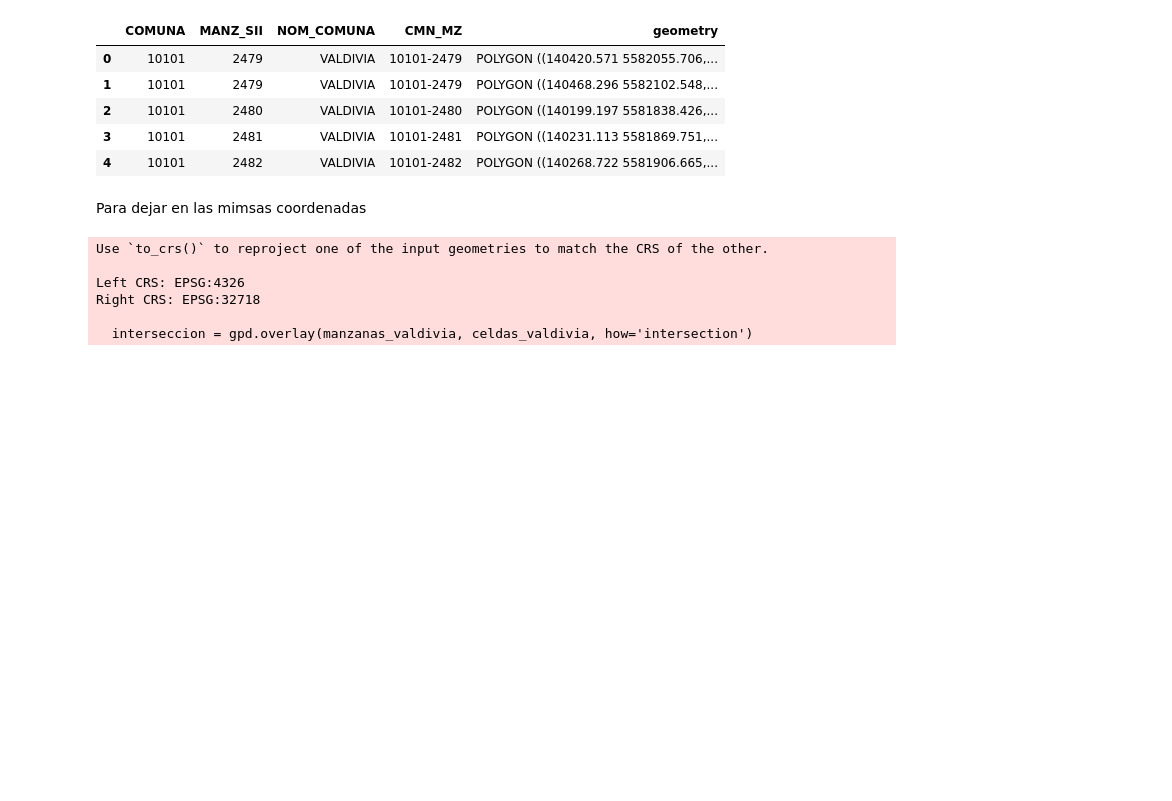
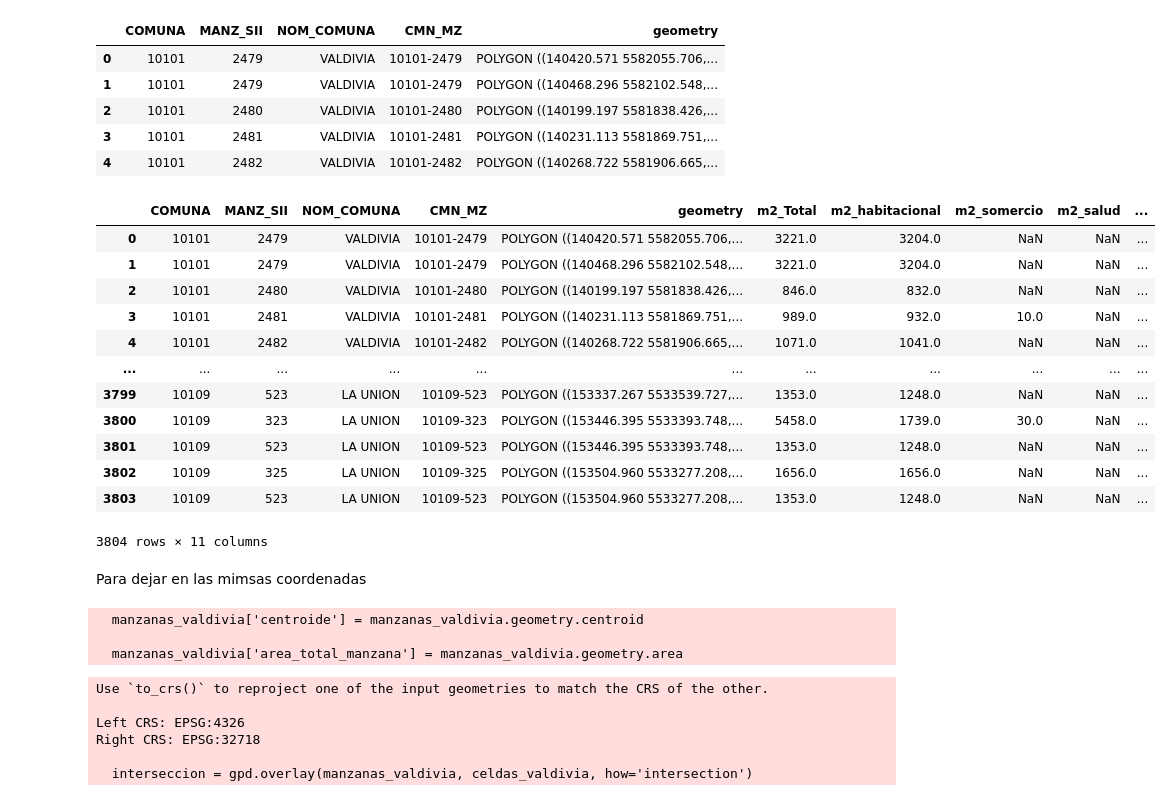
Before and after one commit to aariztiab/Labs-EMLU, a Jupyter notebook: Datos y ejemplos L05.ipynb, the cells around one changed output. Cells and saved outputs as stored; diff of their text form; code cells hidden in the pictures; blank space fills up the shorter version.

```diff
--- a/Datos y ejemplos L05.ipynb
+++ b/Datos y ejemplos L05.ipynb
@@ -305,3 +329,19 @@ class Manzana():
 
 
 a = Manzana(df_lineas_valdivia, gdf_mz_valdivia)
+# %%
+a.df_out
+# %% [output]
+|  | COMUNA | MANZ_SII | NOM_COMUNA | CMN_MZ | geometry | m2_Total | m2_habitacional | m2_somercio | m2_salud | ... |
+| 0 | 10101 | 2479 | VALDIVIA | 10101-2479 | POLYGON ((140420.571 5582055.706,... | 3221.0 | 3204.0 | NaN | NaN | ... |
+| 1 | 10101 | 2479 | VALDIVIA | 10101-2479 | POLYGON ((140468.296 5582102.548,... | 3221.0 | 3204.0 | NaN | NaN | ... |
+| 2 | 10101 | 2480 | VALDIVIA | 10101-2480 | POLYGON ((140199.197 5581838.426,... | 846.0 | 832.0 | NaN | NaN | ... |
+| 3 | 10101 | 2481 | VALDIVIA | 10101-2481 | POLYGON ((140231.113 5581869.751,... | 989.0 | 932.0 | 10.0 | NaN | ... |
+| 4 | 10101 | 2482 | VALDIVIA | 10101-2482 | POLYGON ((140268.722 5581906.665,... | 1071.0 | 1041.0 | NaN | NaN | ... |
+| ... | ... | ... | ... | ... | ... | ... | ... | ... | ... | ... |
+| 3799 | 10109 | 523 | LA UNION | 10109-523 | POLYGON ((153337.267 5533539.727,... | 1353.0 | 1248.0 | NaN | NaN | ... |
+| 3800 | 10109 | 323 | LA UNION | 10109-323 | POLYGON ((153446.395 5533393.748,... | 5458.0 | 1739.0 | 30.0 | NaN | ... |
+| 3801 | 10109 | 523 | LA UNION | 10109-523 | POLYGON ((153446.395 5533393.748,... | 1353.0 | 1248.0 | NaN | NaN | ... |
+| 3802 | 10109 | 325 | LA UNION | 10109-325 | POLYGON ((153504.960 5533277.208,... | 1656.0 | 1656.0 | NaN | NaN | ... |
+| 3803 | 10109 | 523 | LA UNION | 10109-523 | POLYGON ((153504.960 5533277.208,... | 1353.0 | 1248.0 | NaN | NaN | ... |
+3804 rows × 11 columns
@@ -313,6 +359,13 @@ Para dejar en las mimsas coordenadas
 # %%
 
 manzanas_valdivia = manzanas_valdivia.to_crs(epsg=4326)
+# %%
+manzanas_valdivia['centroide'] = manzanas_valdivia.geometry.centroid
+manzanas_valdivia['area_total_manzana'] = manzanas_valdivia.geometry.area
+# %% [output]
+  manzanas_valdivia['centroide'] = manzanas_valdivia.geometry.centroid
+
+  manzanas_valdivia['area_total_manzana'] = manzanas_valdivia.geometry.area
 # %%
 interseccion = gpd.overlay(manzanas_valdivia, celdas_valdivia, how='intersection')
 # %% [output]
```
Also changed, not shown: parts of 15 cells of this notebook.
